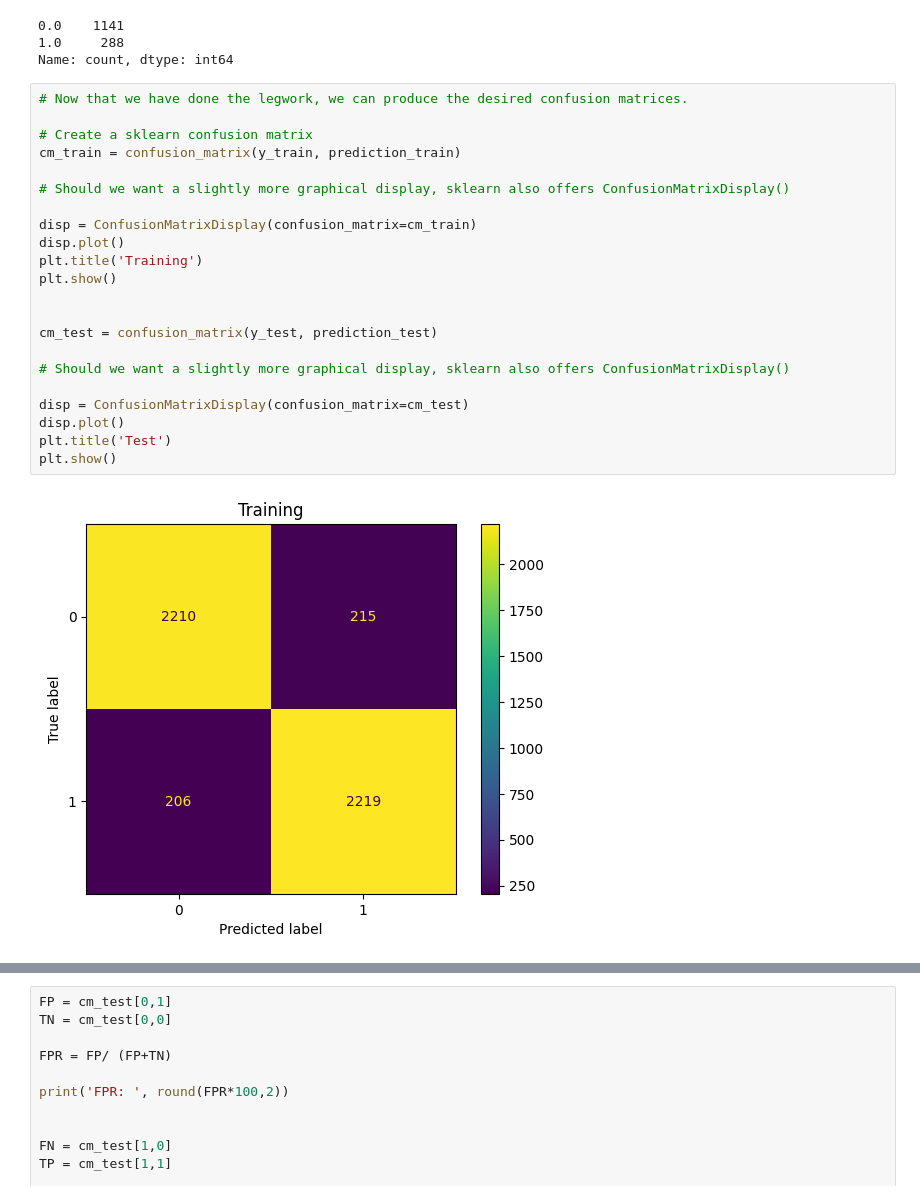
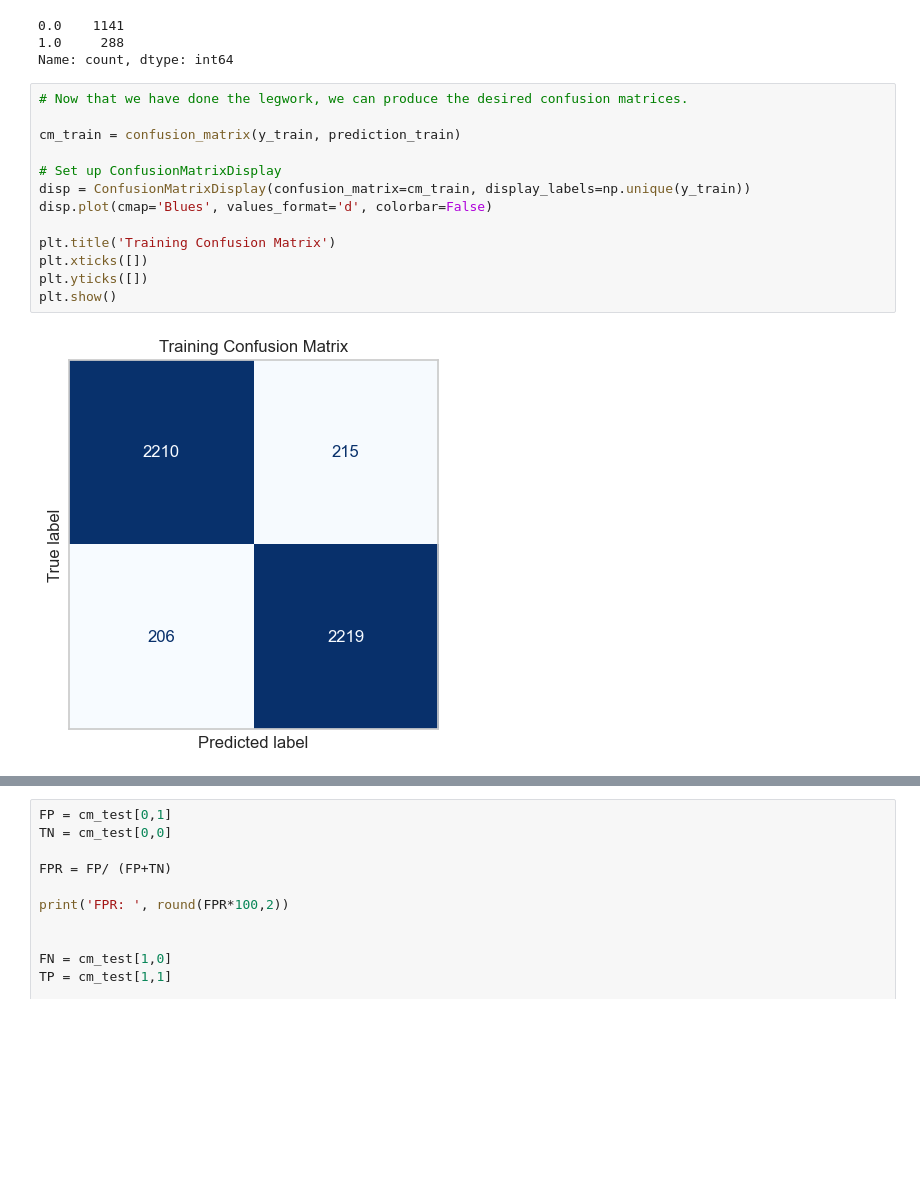
Before and after one commit to clmangham/acme_aroma, a Jupyter notebook: notebooks/4_modeling.ipynb, the cells around one changed output, grey strips where cells are left out. Cells and saved outputs as stored; diff of their text form; blank space fills up the shorter version.

```diff
--- a/notebooks/4_extended_modeling_2.ipynb
+++ b/notebooks/4_modeling.ipynb
@@ -242,24 +233,15 @@ Name: count, dtype: int64
 # %%
 # Now that we have done the legwork, we can produce the desired confusion matrices.
 
-# Create a sklearn confusion matrix
 cm_train = confusion_matrix(y_train, prediction_train)
 
-# Should we want a slightly more graphical display, sklearn also offers ConfusionMatrixDisplay()
+# Set up ConfusionMatrixDisplay
+disp = ConfusionMatrixDisplay(confusion_matrix=cm_train, display_labels=np.unique(y_train))
+disp.plot(cmap='Blues', values_format='d', colorbar=False)
 
-disp = ConfusionMatrixDisplay(confusion_matrix=cm_train)
-disp.plot()
-plt.title('Training')
+plt.title('Training Confusion Matrix')
+plt.xticks([])
+plt.yticks([])
 plt.show()
-
-
-cm_test = confusion_matrix(y_test, prediction_test)
-
-# Should we want a slightly more graphical display, sklearn also offers ConfusionMatrixDisplay()
-
-disp = ConfusionMatrixDisplay(confusion_matrix=cm_test)
-disp.plot()
-plt.title('Test')
-plt.show()
 # %% [output]
-[figure, old version]
+[figure, new version]
```
Also changed, not shown: parts of 44 cells of this notebook, 13 other files.
